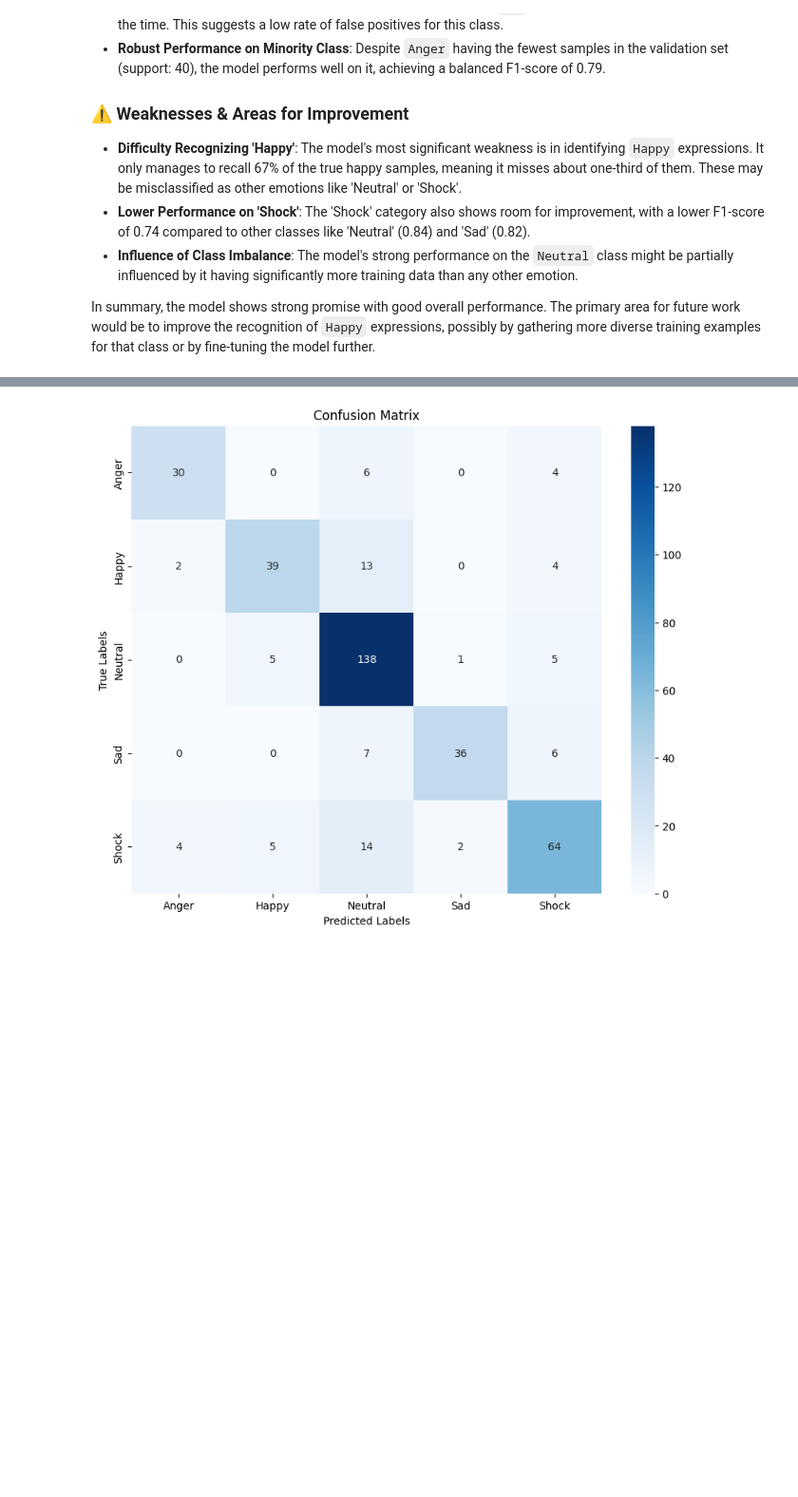
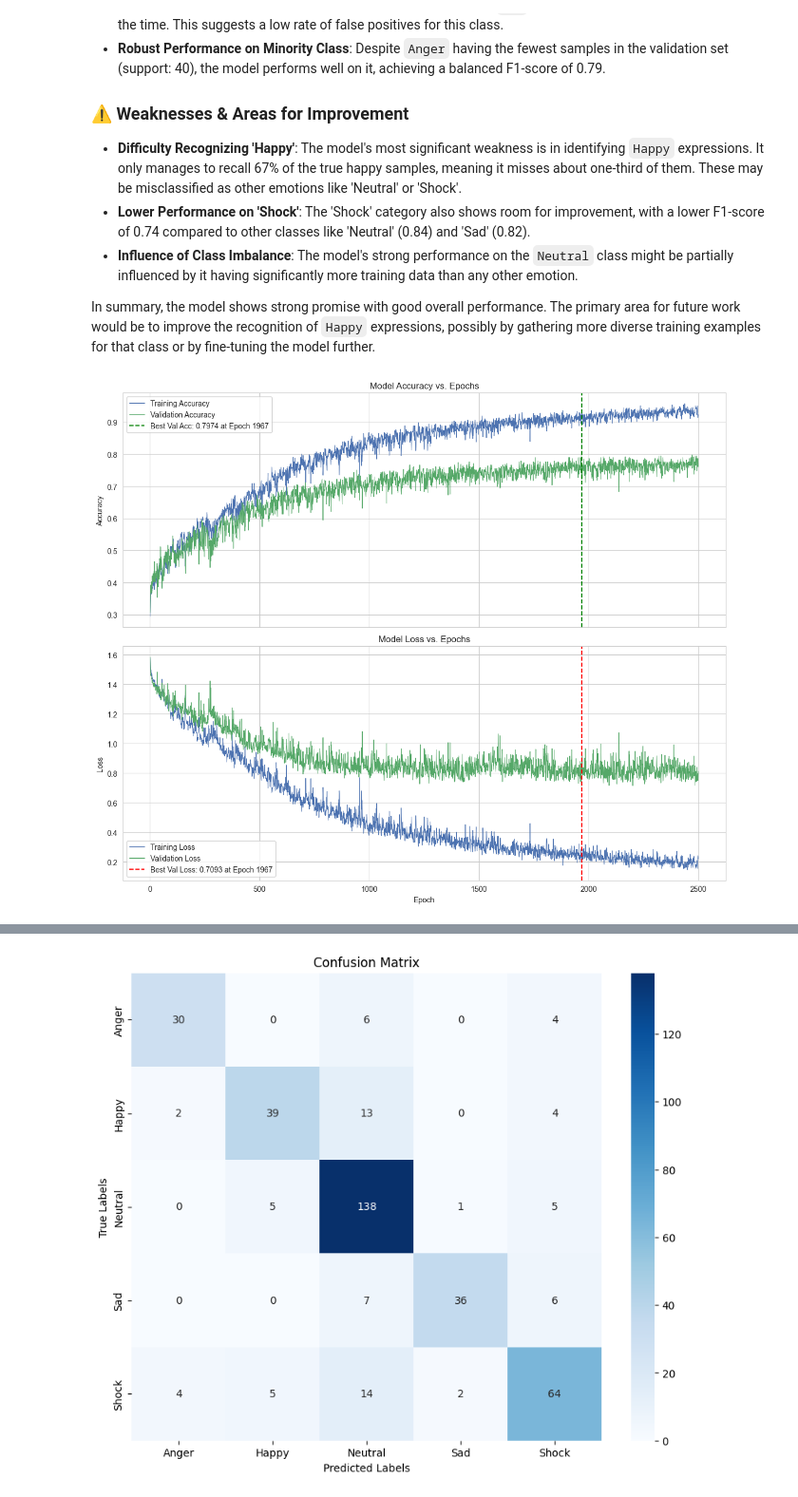
Before and after one commit to MuhRaflyArj/video-based-emotion-recognition, a Jupyter notebook: video_mediapipe.ipynb, the cells around one changed output, grey strips where cells are left out. Shown at 95% size. Drawn from its saved outputs; the diff is of its cells as text; code cells hidden in the pictures; blank space fills up the shorter version.

Commit message:
Add training history graph

```diff
--- a/video_mediapipe.ipynb
+++ b/video_mediapipe.ipynb
@@ -1151,3 +1151,42 @@ A more detailed breakdown of its performance on each emotion class reveals speci
 * **Influence of Class Imbalance**: The model's strong performance on the `Neutral` class might be partially influenced by it having significantly more training data than any other emotion.
 
 In summary, the model shows strong promise with good overall performance. The primary area for future work would be to improve the recognition of `Happy` expressions, possibly by gathering more diverse training examples for that class or by fine-tuning the model further.
+# %%
+log_file_path = './Models/model_logs.csv'
+logs_df = pd.read_csv(log_file_path)
+
+sns.set_style("whitegrid")
+plt.style.use('seaborn-v0_8-deep')
+
+fig, (ax1, ax2) = plt.subplots(2, 1, figsize=(12, 10), sharex=True)
+
+# Val Accuracy
+ax1.plot(logs_df['epoch'], logs_df['train_acc'], label='Training Accuracy', linewidth=0.75)
+ax1.plot(logs_df['epoch'], logs_df['val_acc'], label='Validation Accuracy', linewidth=0.75)
+ax1.set_ylabel('Accuracy')
+ax1.set_title('Model Accuracy vs. Epochs')
+
+# Find best val accuracy
+best_val_acc_epoch = logs_df['val_acc'].idxmax()
+best_val_acc = logs_df['val_acc'].max()
+ax1.axvline(x=logs_df['epoch'][best_val_acc_epoch], color='g', linestyle='--', label=f'Best Val Acc: {best_val_acc:.4f} at Epoch {int(logs_df["epoch"][best_val_acc_epoch])}')
+ax1.legend()
+
+
+# Val Loss
+ax2.plot(logs_df['epoch'], logs_df['train_loss'], label='Training Loss', linewidth=0.75)
+ax2.plot(logs_df['epoch'], logs_df['val_loss'], label='Validation Loss', linewidth=0.75)
+ax2.set_xlabel('Epoch')
+ax2.set_ylabel('Loss')
+ax2.set_title('Model Loss vs. Epochs')
+
+# Find best val loss
+best_val_loss_epoch = logs_df['val_loss'].idxmin()
+best_val_loss = logs_df['val_loss'].min()
+ax2.axvline(x=logs_df['epoch'][best_val_loss_epoch], color='r', linestyle='--', label=f'Best Val Loss: {best_val_loss:.4f} at Epoch {int(logs_df["epoch"][best_val_loss_epoch])}')
+ax2.legend()
+
+plt.tight_layout()
+plt.show()
+# %% [output]
+[figure, added]
```
Also changed, not shown: parts of 1 cell of this notebook, 2 other files.
